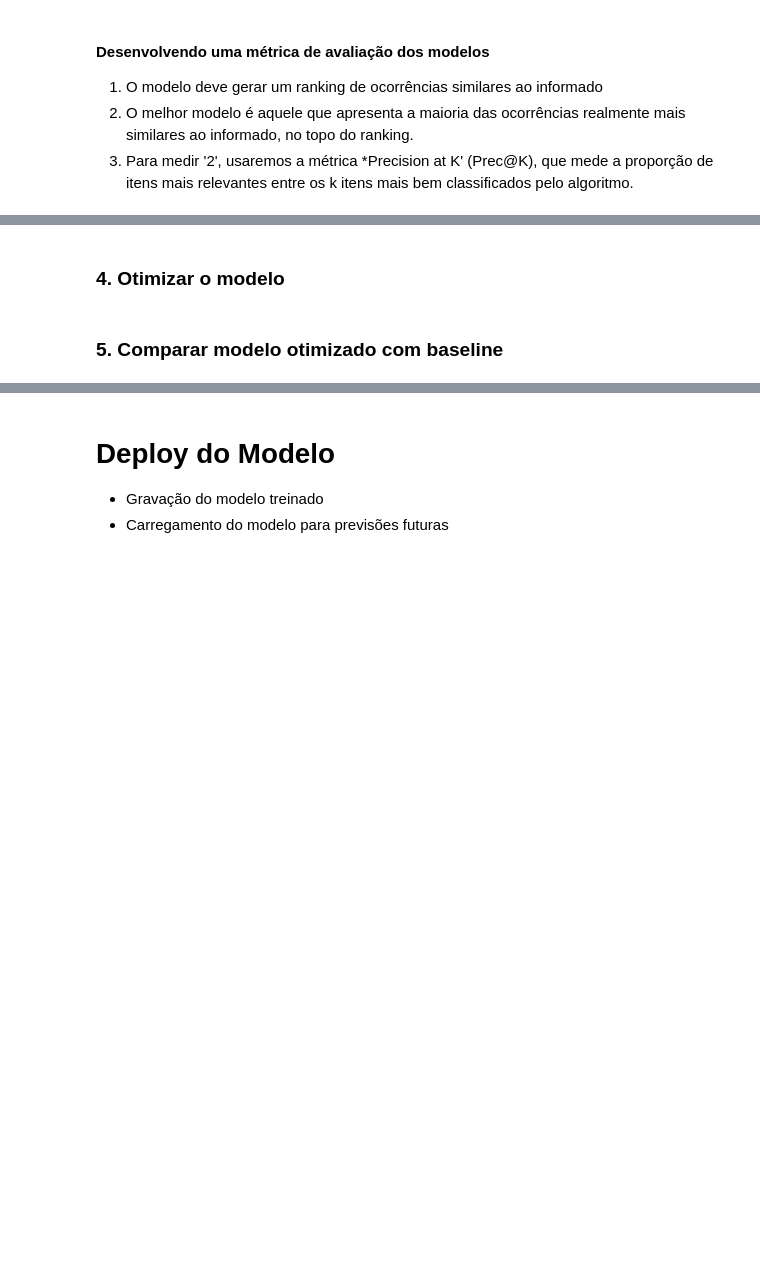
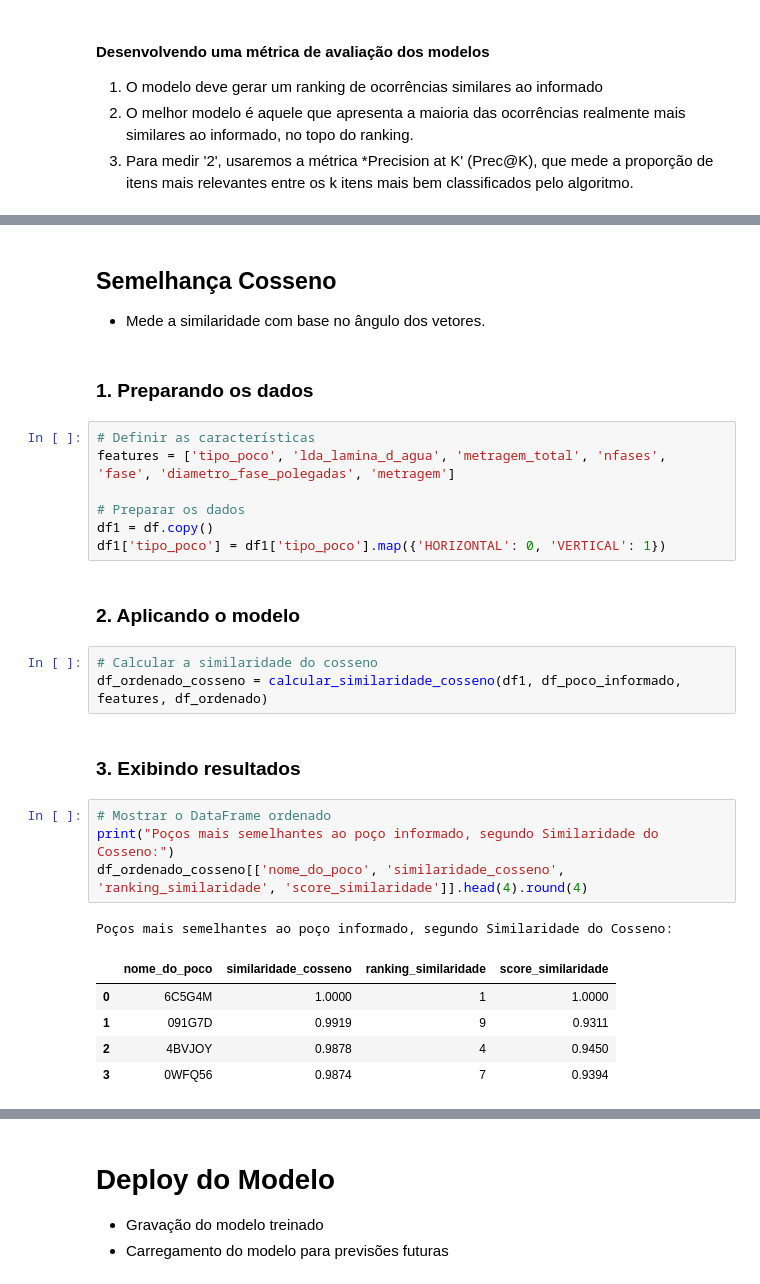
Before and after one commit to joaomj/oilfields, a Jupyter notebook: notebook.ipynb, the cells around one changed output, grey strips where cells are left out. Drawn from its saved outputs; the diff is of its cells as text; blank space fills up the shorter version.

Commit message:
cosine - modelo avaliado

```diff
--- a/notebook.ipynb
+++ b/notebook.ipynb
@@ -1139,4 +1178,30 @@ Precisão em 4 do KNN: 25.0000%
+# %% [markdown]
+## **Semelhança Cosseno**
+- Mede a similaridade com base no ângulo dos vetores.
+# %% [markdown]
+### **1. Preparando os dados**
+# %%
+# Definir as características
+features = ['tipo_poco', 'lda_lamina_d_agua', 'metragem_total', 'nfases', 'fase', 'diametro_fase_polegadas', 'metragem']
+
+# Preparar os dados
+df1 = df.copy()
+df1['tipo_poco'] = df1['tipo_poco'].map({'HORIZONTAL': 0, 'VERTICAL': 1})
 # %% [markdown]
-### **4. Otimizar o modelo**
+### **2. Aplicando o modelo**
-# %% [markdown]
-### **5. Comparar modelo otimizado com baseline**
+# %%
+# Calcular a similaridade do cosseno
+df_ordenado_cosseno = calcular_similaridade_cosseno(df1, df_poco_informado, features, df_ordenado)
+# %% [markdown]
+### **3. Exibindo resultados**
+# %%
+# Mostrar o DataFrame ordenado
+print("Poços mais semelhantes ao poço informado, segundo Similaridade do Cosseno:")
+df_ordenado_cosseno[['nome_do_poco', 'similaridade_cosseno', 'ranking_similaridade', 'score_similaridade']].head(4).round(4)
+# %% [output]
+Poços mais semelhantes ao poço informado, segundo Similaridade do Cosseno:
+|  | nome_do_poco | similaridade_cosseno | ranking_similaridade | score_similaridade |
+| 0 | 6C5G4M | 1.0000 | 1 | 1.0000 |
+| 1 | 091G7D | 0.9919 | 9 | 0.9311 |
+| 2 | 4BVJOY | 0.9878 | 4 | 0.9450 |
+| 3 | 0WFQ56 | 0.9874 | 7 | 0.9394 |
```
Also changed, not shown: parts of 9 cells of this notebook.
